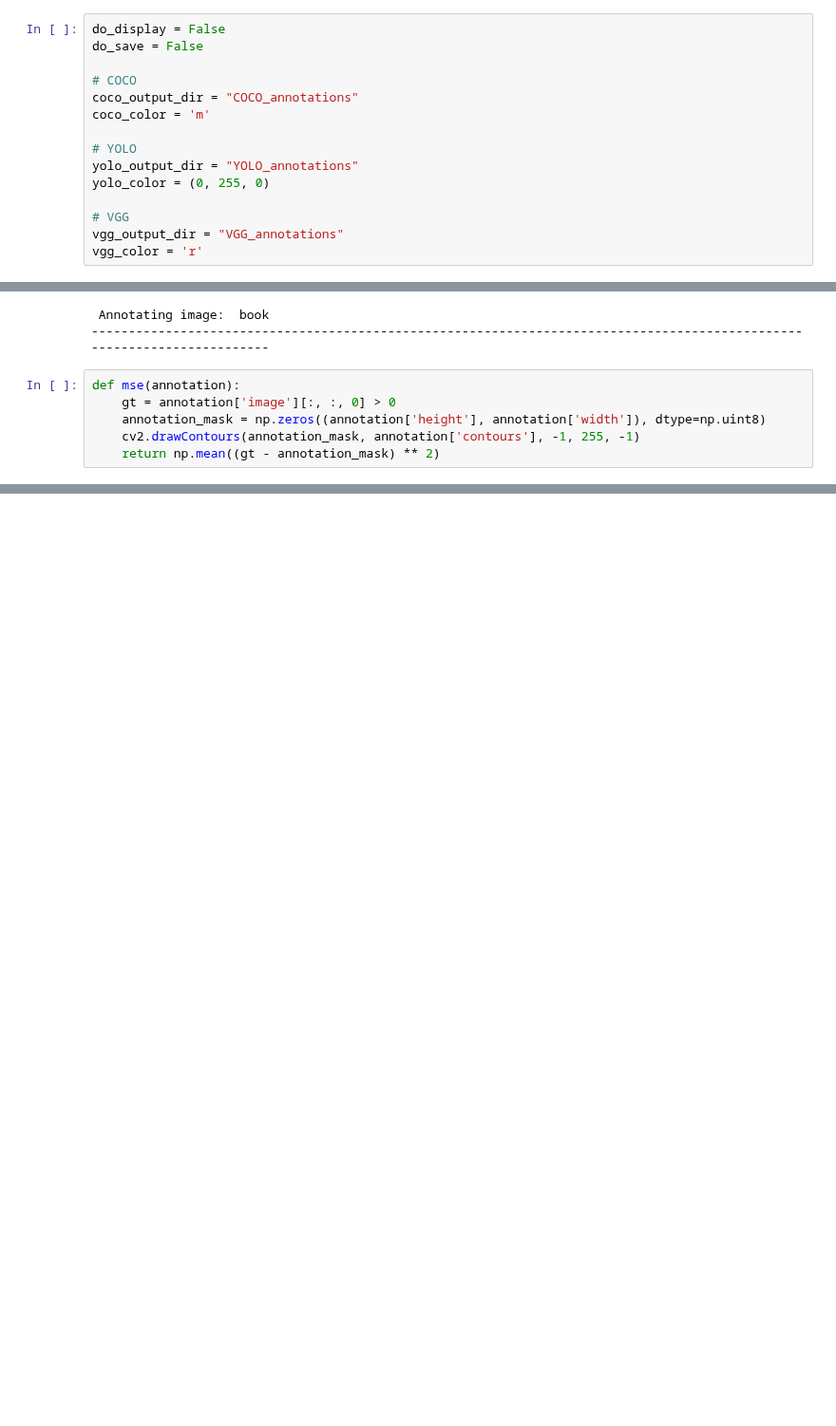
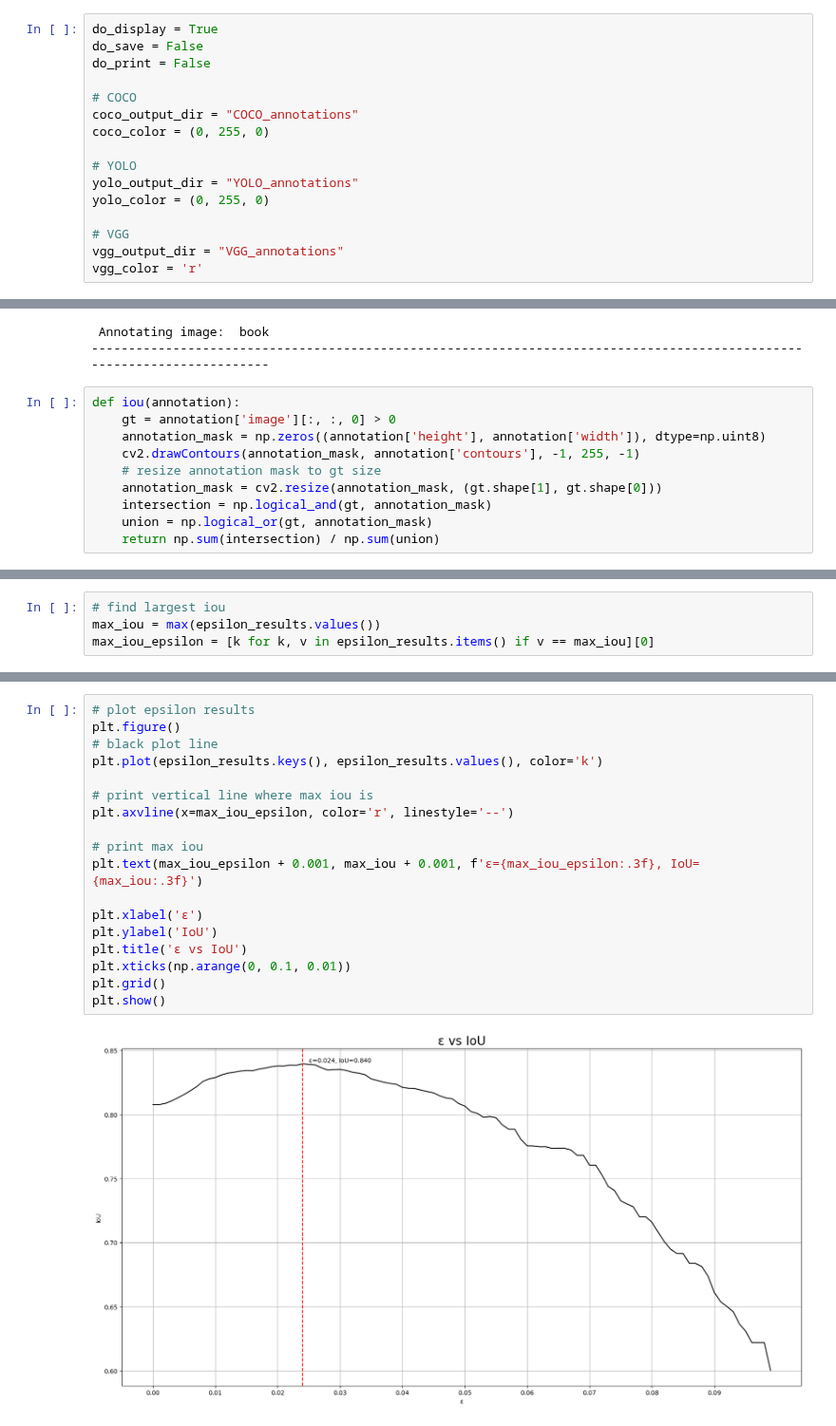
Before and after one commit to matthewkenely/mask-to-annotation, a Jupyter notebook: Evaluation.ipynb, the cells around one changed output, grey strips where cells are left out. Shown at 95% size. Drawn from its saved outputs; the diff is of its cells as text; blank space fills up the shorter version.

```diff
--- a/Evaluation.ipynb
+++ b/Evaluation.ipynb
@@ -12,12 +12,13 @@ part1_single_objects = os.path.join(repo_dir, "Part 1 - Single Objects")
 part2_multiple_objects = os.path.join(repo_dir, "Part 2 - Multiple Objects")
 part3_complex_background = os.path.join(repo_dir, "Part 3 - Complex Background")
 # %%
-do_display = False
+do_display = True
 do_save = False
+do_print = False
 
 # COCO
 coco_output_dir = "COCO_annotations"
-coco_color = 'm'
+coco_color = (0, 255, 0)
 
 # YOLO
 yolo_output_dir = "YOLO_annotations"
@@ -71,9 +48,13 @@ annotation = coco.annotate((0, 'book', mask, project_name, 'ac', coco_output_dir
  Annotating image:  book
 ------------------------------------------------------------------------------------------------------------------------
 # %%
-def mse(annotation):
+def iou(annotation):
     gt = annotation['image'][:, :, 0] > 0
     annotation_mask = np.zeros((annotation['height'], annotation['width']), dtype=np.uint8)
     cv2.drawContours(annotation_mask, annotation['contours'], -1, 255, -1)
-    return np.mean((gt - annotation_mask) ** 2)
+    # resize annotation mask to gt size
+    annotation_mask = cv2.resize(annotation_mask, (gt.shape[1], gt.shape[0]))
+    intersection = np.logical_and(gt, annotation_mask)
+    union = np.logical_or(gt, annotation_mask)
+    return np.sum(intersection) / np.sum(union)
 # %%
@@ -118,0 +110,4 @@ for image_paths in os.listdir(part2_multiple_objects):
+# %%
+# find largest iou
+max_iou = max(epsilon_results.values())
+max_iou_epsilon = [k for k, v in epsilon_results.items() if v == max_iou][0]
@@ -118,0 +118,20 @@ for image_paths in os.listdir(part2_multiple_objects):
+# %%
+# plot epsilon results
+plt.figure()
+# black plot line
+plt.plot(epsilon_results.keys(), epsilon_results.values(), color='k')
+
+# print vertical line where max iou is
+plt.axvline(x=max_iou_epsilon, color='r', linestyle='--')
+
+# print max iou
+plt.text(max_iou_epsilon + 0.001, max_iou + 0.001, f'ε={max_iou_epsilon:.3f}, IoU={max_iou:.3f}')
+
+plt.xlabel('ε')
+plt.ylabel('IoU')
+plt.title('ε vs IoU')
+plt.xticks(np.arange(0, 0.1, 0.01))
+plt.grid()
+plt.show()
+# %% [output]
+[figure, added]
```
Also changed, not shown: parts of 4 cells of this notebook, 1 other file.
